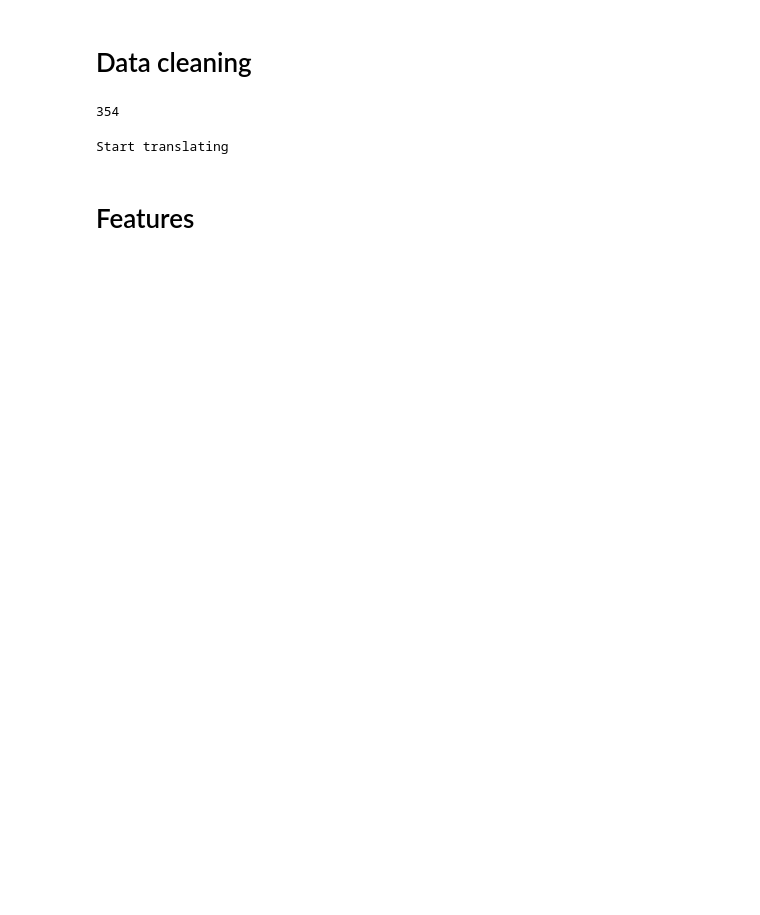
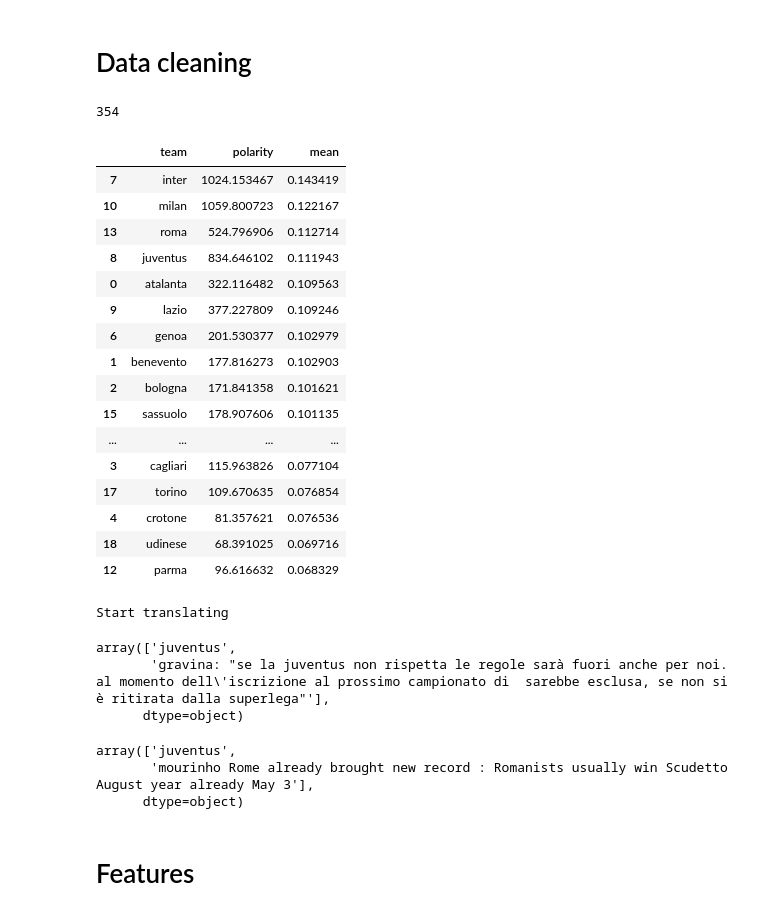
Before and after one commit to Absinthe31/ProgettoINFORET, a Jupyter notebook: Matches_predictor.ipynb, the cells around one changed output. Saved outputs shown, nothing was run; the diff lists cells and outputs as text; code cells hidden in the pictures; blank space fills up the shorter version.

Commit message:
new version with jsons and ml models

```diff
--- a/Matches_predictor.ipynb
+++ b/Matches_predictor.ipynb
@@ -1103,3 +1111,28 @@ scores.to_csv("./scores2.csv")
+# %%
+scores = pd.read_json('scores2.json')
+polarities = scores[['team','polarity']].groupby("team").sum().reset_index().sort_values("team",ascending=True)
+n_sentences = scores.groupby("team").size().reset_index(name='n_lines')
+polarities['mean'] = polarities.polarity/pd.DataFrame(n_sentences).n_lines
+polarities.sort_values("mean", ascending=False)
+#pd.DataFrame(n_sentences)
+# %% [output]
+|  | team | polarity | mean |
+| 7 | inter | 1024.153467 | 0.143419 |
+| 10 | milan | 1059.800723 | 0.122167 |
+| 13 | roma | 524.796906 | 0.112714 |
+| 8 | juventus | 834.646102 | 0.111943 |
+| 0 | atalanta | 322.116482 | 0.109563 |
+| 9 | lazio | 377.227809 | 0.109246 |
+| 6 | genoa | 201.530377 | 0.102979 |
+| 1 | benevento | 177.816273 | 0.102903 |
+| 2 | bologna | 171.841358 | 0.101621 |
+| 15 | sassuolo | 178.907606 | 0.101135 |
+| ... | ... | ... | ... |
+| 3 | cagliari | 115.963826 | 0.077104 |
+| 17 | torino | 109.670635 | 0.076854 |
+| 4 | crotone | 81.357621 | 0.076536 |
+| 18 | udinese | 68.391025 | 0.069716 |
+| 12 | parma | 96.616632 | 0.068329 |
 # %%
 from nltk.corpus import stopwords
 from nltk.tokenize import word_tokenize
@@ -1147,3 +1177,15 @@ Start translating
+# %%
+df_tweets[df_tweets.index == i][['Team','Text']].values[0]
+# %% [output]
+array(['juventus',
+       'gravina: "se la juventus non rispetta le regole sarà fuori anche per noi. al momento dell\'iscrizione al prossimo campionato di  sarebbe esclusa, se non si è ritirata dalla superlega"'],
+      dtype=object)
+# %%
+tweets_df_en[tweets_df_en.index == i][['Team','Text']].values[0]
+# %% [output]
+array(['juventus',
+       'mourinho Rome already brought new record : Romanists usually win Scudetto August year already May 3'],
+      dtype=object)
 # %%
 for i,tweet in enumerate(tqdm(tweets_df_en.Text)):
 
```
Also changed, not shown: parts of 108 cells of this notebook, 17 other files.
